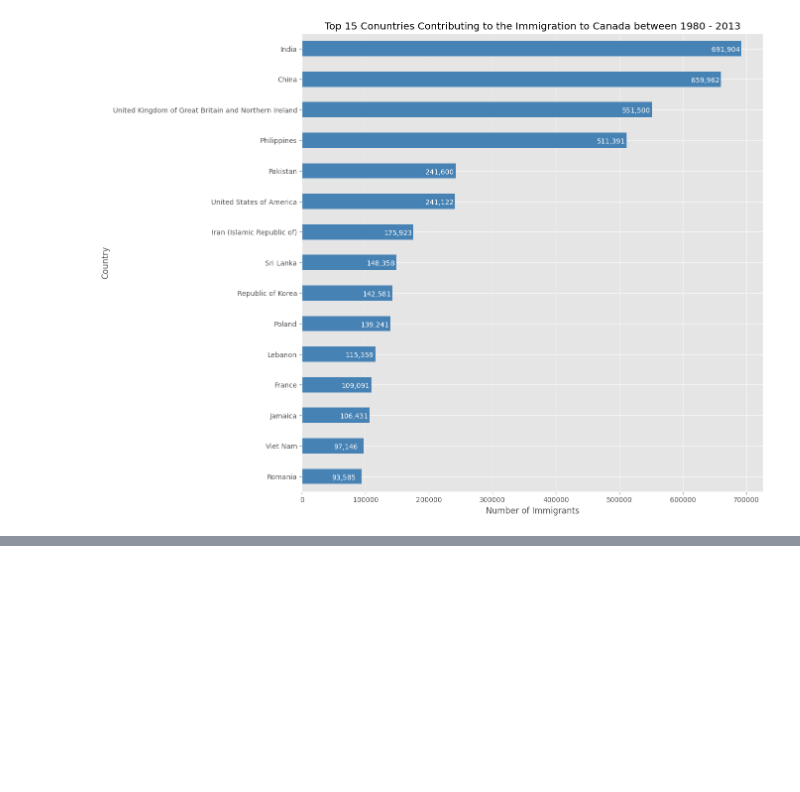
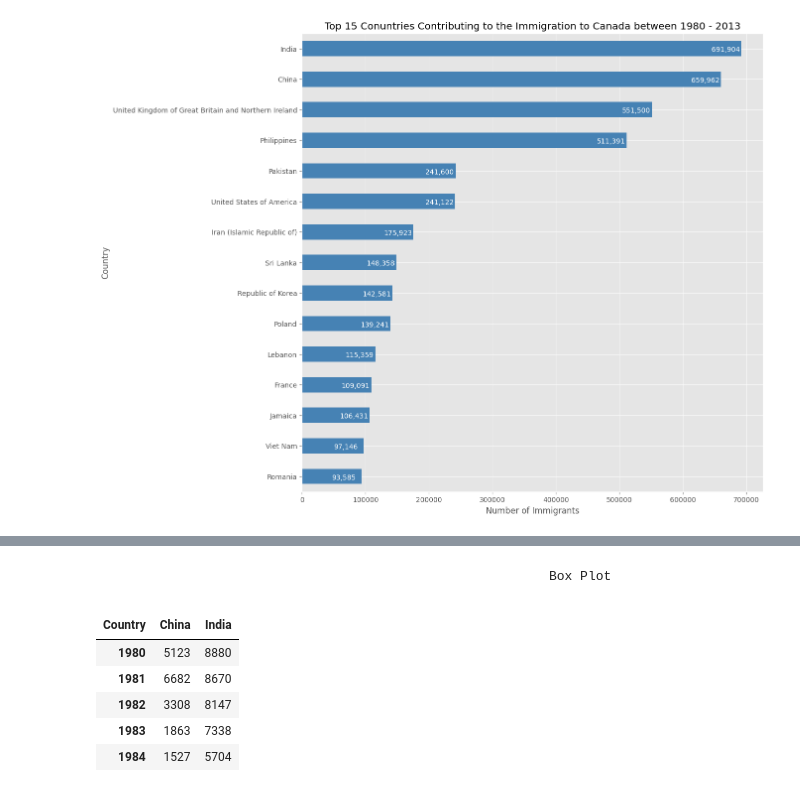
Before and after one commit to Divya13-lab/Git_Projects, a Jupyter notebook: Visualization.ipynb, the cells around one changed output, grey strips where cells are left out. Cells and saved outputs as stored; diff of their text form; code cells hidden in the pictures; blank space fills up the shorter version.

```diff
--- a/Visualization.ipynb
+++ b/Visualization.ipynb
@@ -273,0 +321,17 @@ plt.show()
+# %% [markdown]
+                                                            Box Plot
+# %%
+# This is single box plot
+# df_japan = df_can.loc[['Japan'], years].transpose()
+
+
+# This is multiple box plot
+df_CI= df_can.loc[['China', 'India'],years].transpose()
+df_CI.head()
+# %% [output]
+| Country | China | India |
+| 1980 | 5123 | 8880 |
+| 1981 | 6682 | 8670 |
+| 1982 | 3308 | 8147 |
+| 1983 | 1863 | 7338 |
+| 1984 | 1527 | 5704 |
```
Also changed, not shown: parts of 4 cells of this notebook.
